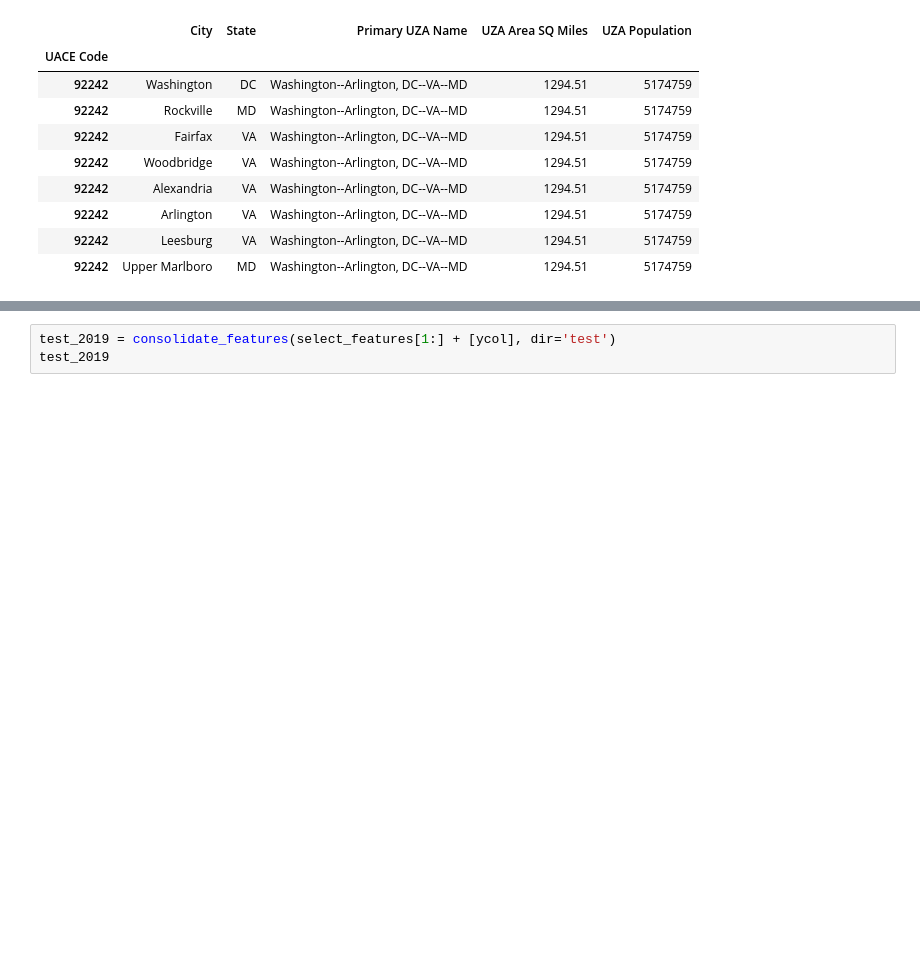
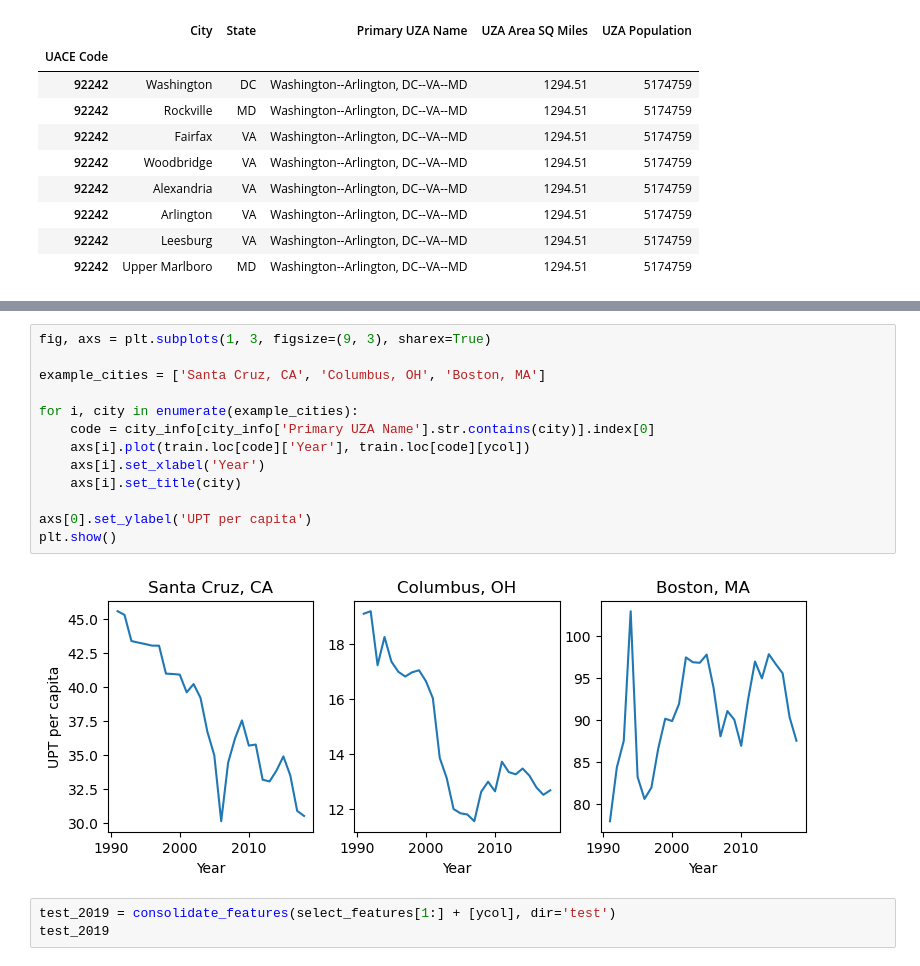
Before and after one commit to lodubay/transit-ridership, a Jupyter notebook: src/all_city_model.ipynb, the cells around one changed output, grey strips where cells are left out. Drawn from its saved outputs; the diff is of its cells as text; blank space fills up the shorter version.

```diff
--- a/src/all_city_model.ipynb
+++ b/src/all_city_model.ipynb
@@ -453,3 +470,18 @@ Test the model on 2019 data for all cities.
+# %%
+fig, axs = plt.subplots(1, 3, figsize=(9, 3), sharex=True)
+
+example_cities = ['Santa Cruz, CA', 'Columbus, OH', 'Boston, MA']
+
+for i, city in enumerate(example_cities):
+    code = city_info[city_info['Primary UZA Name'].str.contains(city)].index[0]
+    axs[i].plot(train.loc[code]['Year'], train.loc[code][ycol])
+    axs[i].set_xlabel('Year')
+    axs[i].set_title(city)
+
+axs[0].set_ylabel('UPT per capita')
+plt.show()
+# %% [output]
+[figure, added]
 # %%
 test_2019 = consolidate_features(select_features[1:] + [ycol], dir='test')
 test_2019
```
Also changed, not shown: parts of 5 cells of this notebook, 9 other files.
